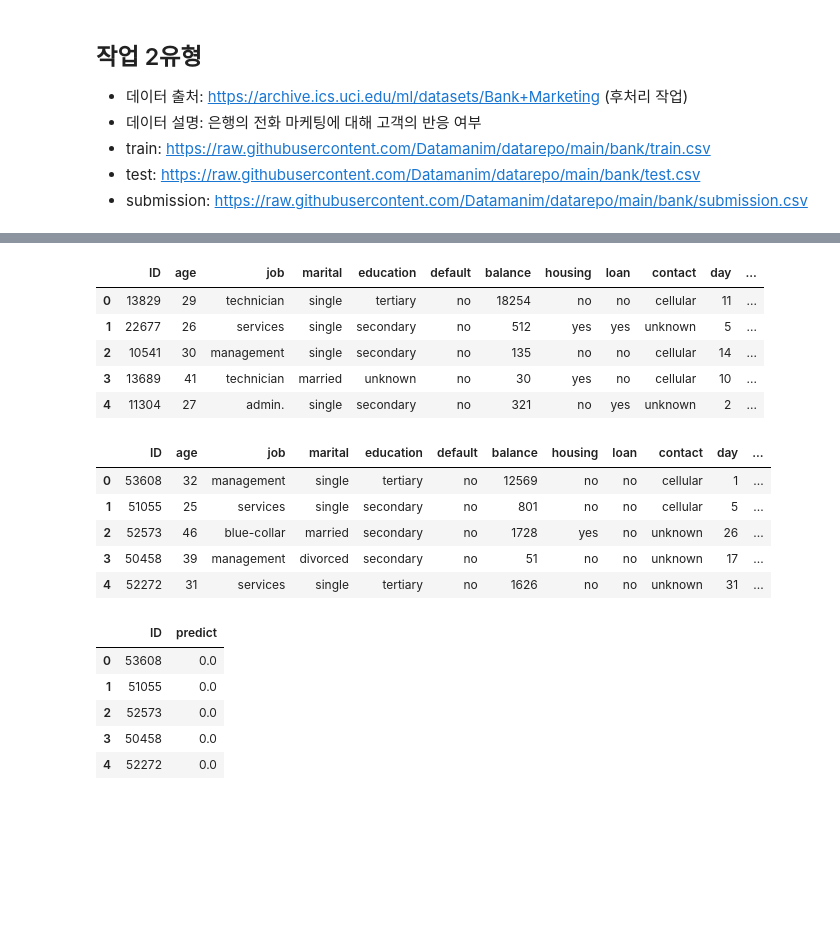
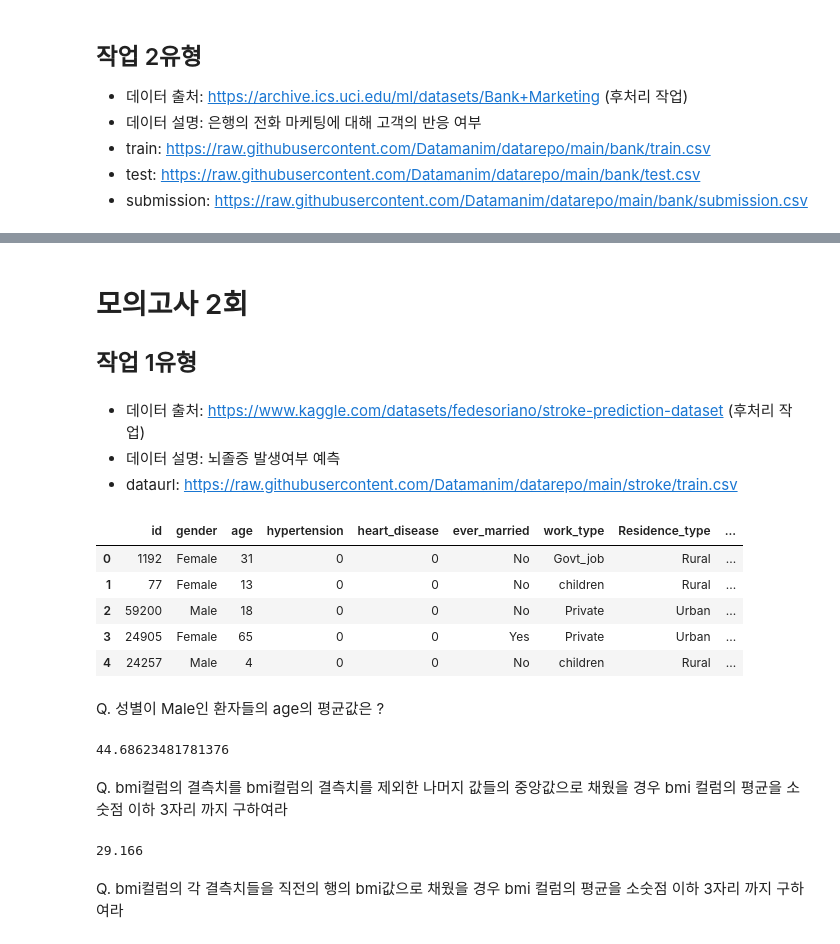
Before and after one commit to HyunJW/Pandas_practice, a Jupyter notebook: 빅분기실기연습/모의고사.ipynb, the cells around one changed output, grey strips where cells are left out. Cells and saved outputs as stored; diff of their text form; code cells hidden in the pictures; blank space fills up the shorter version.

Commit message:
모의고사 2, 3회

```diff
--- a/빅분기실기연습/모의고사.ipynb
+++ b/빅분기실기연습/모의고사.ipynb
@@ -96,28 +146,35 @@ target['ratio'].max()
+# %% [markdown]
+# 모의고사 2회
+## 작업 1유형
+# %% [markdown]
+- 데이터 출처: https://www.kaggle.com/datasets/fedesoriano/stroke-prediction-dataset (후처리 작업)
+- 데이터 설명: 뇌졸증 발생여부 예측
+- dataurl: https://raw.githubusercontent.com/Datamanim/datarepo/main/stroke/train.csv
 # %%
 import pandas as pd
-train= pd.read_csv('https://raw.githubusercontent.com/Datamanim/datarepo/main/bank/train.csv')
-test= pd.read_csv('https://raw.githubusercontent.com/Datamanim/datarepo/main/bank/test.csv')
-submission= pd.read_csv('https://raw.githubusercontent.com/Datamanim/datarepo/main/bank/submission.csv')
-
-display(train.head())
-display(test.head())
-display(submission.head())
+df = pd.read_csv('https://raw.githubusercontent.com/Datamanim/datarepo/main/stroke_/train.csv')
+df.head()
 # %% [output]
-|  | ID | age | job | marital | education | default | balance | housing | loan | contact | day | ... |
-| 0 | 13829 | 29 | technician | single | tertiary | no | 18254 | no | no | cellular | 11 | ... |
-| 1 | 22677 | 26 | services | single | secondary | no | 512 | yes | yes | unknown | 5 | ... |
-| 2 | 10541 | 30 | management | single | secondary | no | 135 | no | no | cellular | 14 | ... |
-| 3 | 13689 | 41 | technician | married | unknown | no | 30 | yes | no | cellular | 10 | ... |
-| 4 | 11304 | 27 | admin. | single | secondary | no | 321 | no | yes | unknown | 2 | ... |
+|  | id | gender | age | hypertension | heart_disease | ever_married | work_type | Residence_type | ... |
+| 0 | 1192 | Female | 31 | 0 | 0 | No | Govt_job | Rural | ... |
+| 1 | 77 | Female | 13 | 0 | 0 | No | children | Rural | ... |
+| 2 | 59200 | Male | 18 | 0 | 0 | No | Private | Urban | ... |
+| 3 | 24905 | Female | 65 | 0 | 0 | Yes | Private | Urban | ... |
+| 4 | 24257 | Male | 4 | 0 | 0 | No | children | Rural | ... |
-|  | ID | age | job | marital | education | default | balance | housing | loan | contact | day | ... |
-| 0 | 53608 | 32 | management | single | tertiary | no | 12569 | no | no | cellular | 1 | ... |
-| 1 | 51055 | 25 | services | single | secondary | no | 801 | no | no | cellular | 5 | ... |
-| 2 | 52573 | 46 | blue-collar | married | secondary | no | 1728 | yes | no | unknown | 26 | ... |
-| 3 | 50458 | 39 | management | divorced | secondary | no | 51 | no | no | unknown | 17 | ... |
-| 4 | 52272 | 31 | services | single | tertiary | no | 1626 | no | no | unknown | 31 | ... |
-|  | ID | predict |
-| 0 | 53608 | 0.0 |
-| 1 | 51055 | 0.0 |
-| 2 | 52573 | 0.0 |
-| 3 | 50458 | 0.0 |
-| 4 | 52272 | 0.0 |
+# %% [markdown]
+Q. 성별이 Male인 환자들의 age의 평균값은 ?
+# %%
+df['age'] = df['age'].str.replace('*', '').astype('int')
+answer = df[df['gender'] == 'Male']['age'].mean()
+print(answer)
+# %% [output]
+44.68623481781376
+# %% [markdown]
+Q. bmi컬럼의 결측치를 bmi컬럼의 결측치를 제외한 나머지 값들의 중앙값으로 채웠을 경우 bmi 컬럼의 평균을 소숫점 이하 3자리 까지 구하여라
+# %%
+target = df['bmi'].fillna(df['bmi'].median())
+round(target.mean(), 3)
+# %% [output]
+29.166
+# %% [markdown]
+Q. bmi컬럼의 각 결측치들을 직전의 행의 bmi값으로 채웠을 경우 bmi 컬럼의 평균을 소숫점 이하 3자리 까지 구하여라
```
Also changed, not shown: parts of 48 cells of this notebook.
